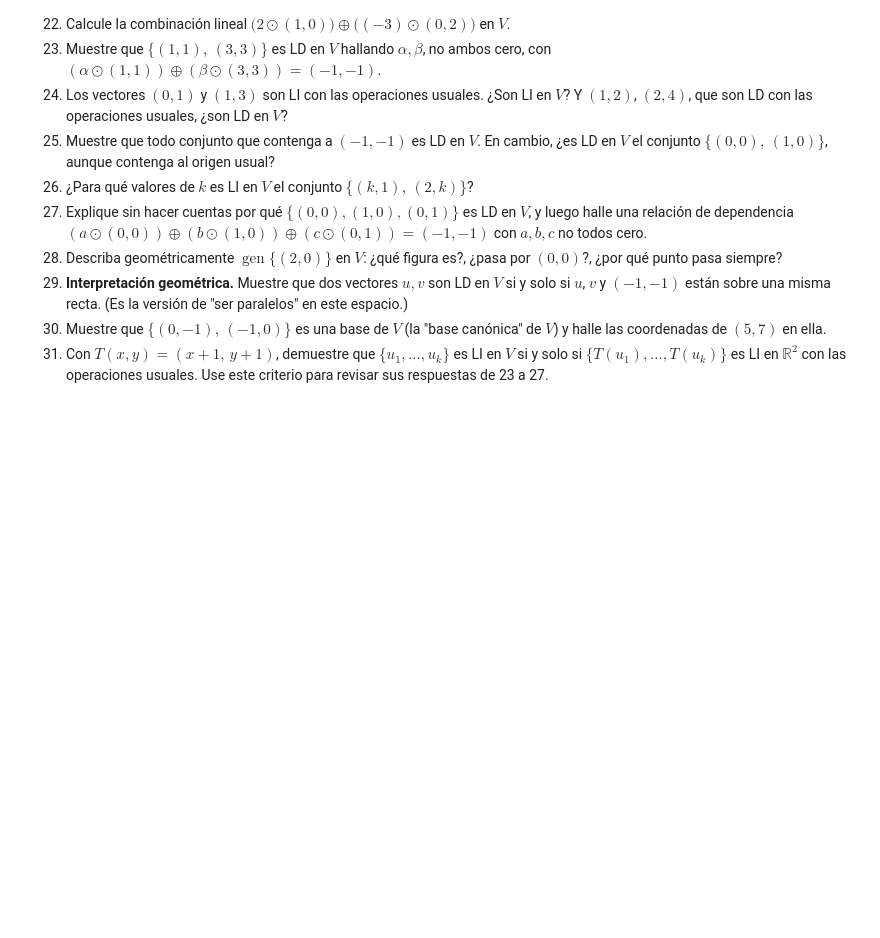
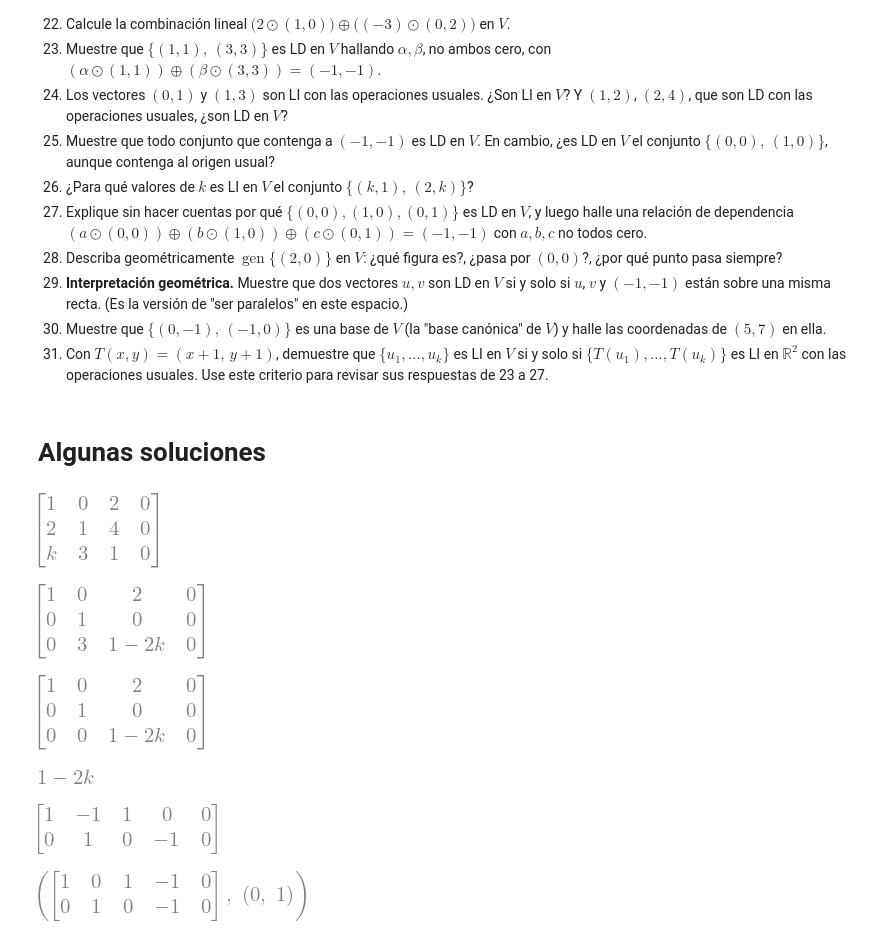
Before and after one commit to arleyfernandotorresgalindo/AL_2026_02, a Jupyter notebook: Cuadernos_clase/Cuaderno9.ipynb, the cells around one changed output. Saved outputs shown, nothing was run; the diff lists cells and outputs as text; code cells hidden in the pictures; blank space fills up the shorter version.

```diff
--- a/Cuadernos_clase/Cuaderno9.ipynb
+++ b/Cuadernos_clase/Cuaderno9.ipynb
@@ -487,3 +487,5 @@ cero_d    = np.array([-1.0, -1.0])
 
 # Ejemplo (ejercicio 22):
 # print(suma_d(escalar_d(2, (1, 0)), escalar_d(-3, (0, 2))))
+# %% [markdown]
+# Algunas soluciones
@@ -489,0 +496,31 @@ cero_d    = np.array([-1.0, -1.0])
+# %%
+# Ejercicio 6
+k = sp.symbols('k')
+A = sp.Matrix([[1,0,2,0], [2,1,4,0],[k,3,1,0]])
+A
+# %% [output]
+[figure, added]
+# %%
+A[1,:] = A[1,:] -2*A[0,:]
+A[2,:] = A[2,:] -k*A[0,:]
+A
+# %% [output]
+[figure, added]
+# %%
+A[2,:] = A[2,:] -3*A[1,:]
+A
+# %% [output]
+[figure, added]
+# %%
+A[:,:-1].det()
+# %% [output]
+[figure, added]
+# %%
+A = sp.Matrix([[1,-1,1,0,0], [0,1,0,-1,0]])
+A
+# %% [output]
+[figure, added]
+# %%
+A.rref()
+# %% [output]
+[figure, added]
```
Also changed, not shown: parts of 4 cells of this notebook, 2 other files.
